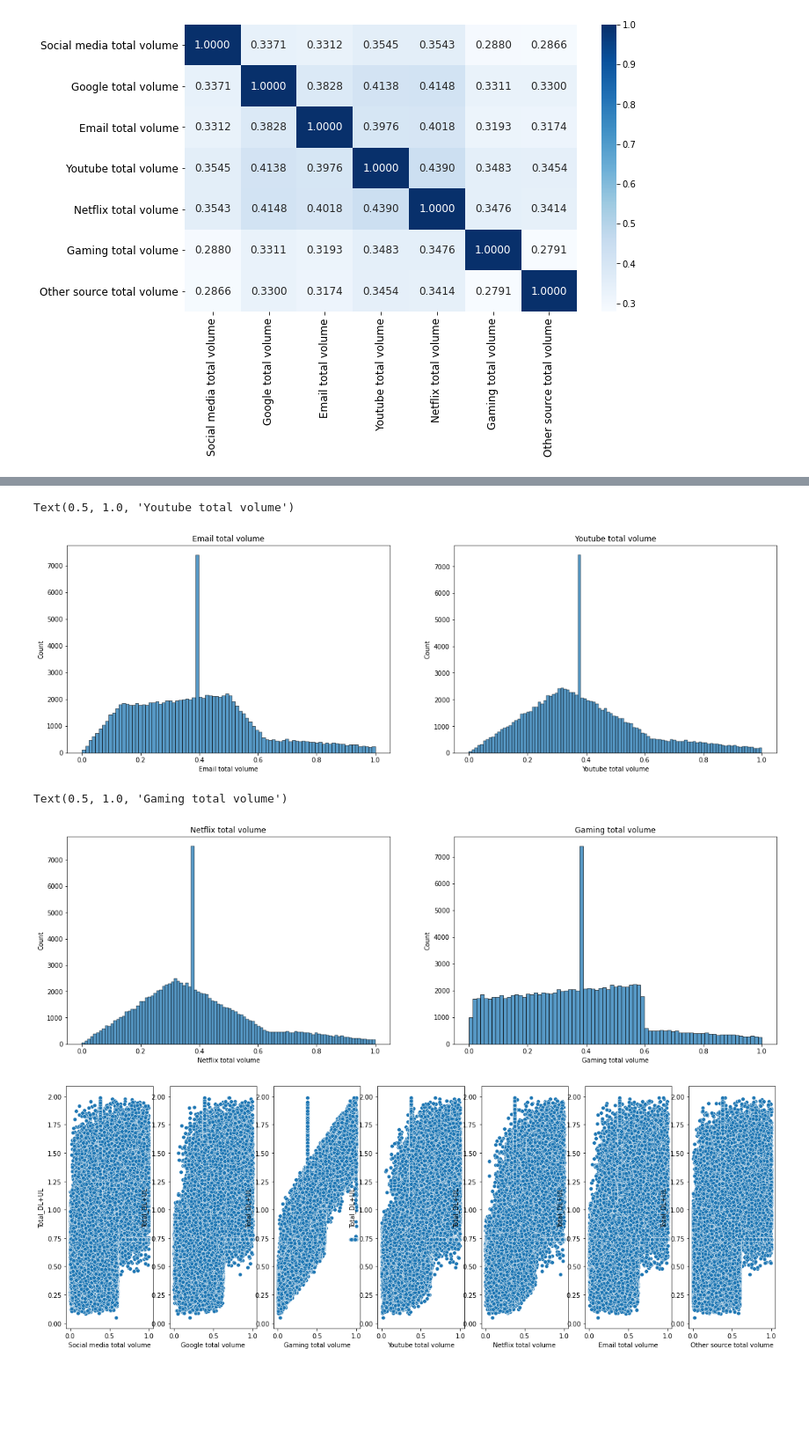
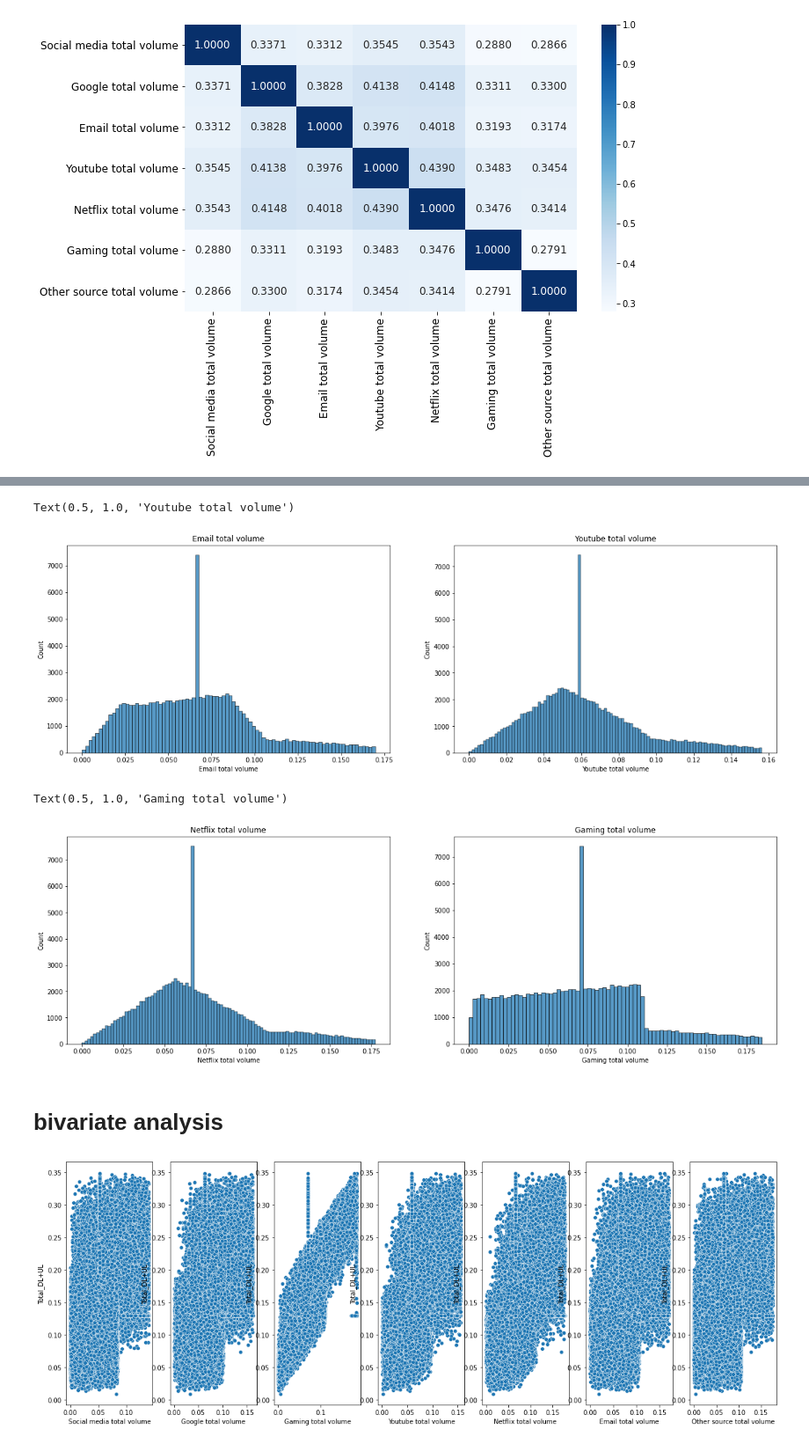
Before and after one commit to Bethelsis/User-Analytics-in-the-Telecommunication-Industry, a Jupyter notebook: notebooks/Data cleaning,Exploration.ipynb, the cells around one changed output, grey strips where cells are left out. Shown at 88% size. Cells and saved outputs as stored; diff of their text form; code cells hidden in the pictures; blank space fills up the shorter version.

```diff
--- a/notebooks/Data cleaning,Exploration.ipynb
+++ b/notebooks/Data cleaning,Exploration.ipynb
@@ -418,0 +424,7 @@ df_new.describe()
+# %%
+#scaling
+
+
+df_norm = (df_new1-df_new1.min())/(df_new1.max()-df_new1.min())
+
+df_norm.head()
@@ -422,6 +442,7 @@ def fix_outlier(df, column):
 
     return df[column]
 # %%
+#handling outliers
 cols=['number of sessions',
       'Dur. (ms)',
       'Total UL (Bytes)',
@@ -434,7 +455,7 @@ cols=['number of sessions',
       'Gaming total volume',
       'Other source total volume']
 for col in cols:
-    df_clean[col] = fix_outlier(df_new, col)
+    df_norm[col] = fix_outlier(df_norm, col)
 
-df_new.head()
+df_norm.head()
 # %% [output]
@@ -503,38 +515,40 @@ Text(0.5, 1.0, 'Google total volume')
 # %%
  # univariate plots
 fig, ax=plt.subplots(1,2, figsize=(20, 6))
-sns.histplot(df_new['Email total volume'], ax=ax[0])
+sns.histplot(df_norm['Email total volume'], ax=ax[0])
 ax[0].set_title("Email total volume")
-sns.histplot(df_new['Youtube total volume'], ax=ax[1])
+sns.histplot(df_norm['Youtube total volume'], ax=ax[1])
 ax[1].set_title("Youtube total volume")
 # %% [output]
 Text(0.5, 1.0, 'Youtube total volume')
-[figure, old version]
+[figure, new version]
 # %%
  # univariate plots
 fig, ax=plt.subplots(1,2, figsize=(20, 6))
-sns.histplot(df_new['Netflix total volume'], ax=ax[0])
+sns.histplot(df_norm['Netflix total volume'], ax=ax[0])
 ax[0].set_title("Netflix total volume")
 
-sns.histplot(df_new['Gaming total volume'], ax=ax[1])
+sns.histplot(df_norm['Gaming total volume'], ax=ax[1])
 ax[1].set_title("Gaming total volume")
 # %% [output]
 Text(0.5, 1.0, 'Gaming total volume')
-[figure, old version]
+[figure, new version]
 # %%
-#bivariate analysis
-df_new['Total_DL+UL'] = df_new['Total UL (Bytes)'] + df_new['Total DL (Bytes)']
+
+df_norm['Total_DL+UL'] = df_norm['Total UL (Bytes)'] + df_norm['Total DL (Bytes)']
+# %% [markdown]
+# bivariate analysis
 # %%
-#Scatter plot for social media total, gaming total, and google total for comparasion
+#Scatter plot for social media total, gaming total,google total,Youtube total volume,Netflix total volume,Email total volume,Other source total volume for comparasion
 a4_dims = (20, 7)
 fig, axs = plt.subplots(ncols=7,figsize=a4_dims)
-sns.scatterplot(x="Social media total volume", y="Total_DL+UL",ax=axs[0], data=df_new)
-sns.scatterplot(x="Google total volume", y="Total_DL+UL", ax=axs[1],data=df_new)
-sns.scatterplot(x="Gaming total volume", y="Total_DL+UL",ax=axs[2], data=df_new)
-sns.scatterplot(x="Youtube total volume", y="Total_DL+UL",ax=axs[3], data=df_new)
-sns.scatterplot(x="Netflix total volume", y="Total_DL+UL",ax=axs[4], data=df_new)
-sns.scatterplot(x="Email total volume", y="Total_DL+UL",ax=axs[5], data=df_new)
-sns.scatterplot(x="Other source total volume", y="Total_DL+UL",ax=axs[6], data=df_new)
+sns.scatterplot(x="Social media total volume", y="Total_DL+UL",ax=axs[0], data=df_norm)
+sns.scatterplot(x="Google total volume", y="Total_DL+UL", ax=axs[1],data=df_norm)
+sns.scatterplot(x="Gaming total volume", y="Total_DL+UL",ax=axs[2], data=df_norm)
+sns.scatterplot(x="Youtube total volume", y="Total_DL+UL",ax=axs[3], data=df_norm)
+sns.scatterplot(x="Netflix total volume", y="Total_DL+UL",ax=axs[4], data=df_norm)
+sns.scatterplot(x="Email total volume", y="Total_DL+UL",ax=axs[5], data=df_norm)
+sns.scatterplot(x="Other source total volume", y="Total_DL+UL",ax=axs[6], data=df_norm)
 plt.show()
 # %% [output]
-[figure, old version]
+[figure, new version]
```
Also changed, not shown: parts of 118 cells of this notebook.
